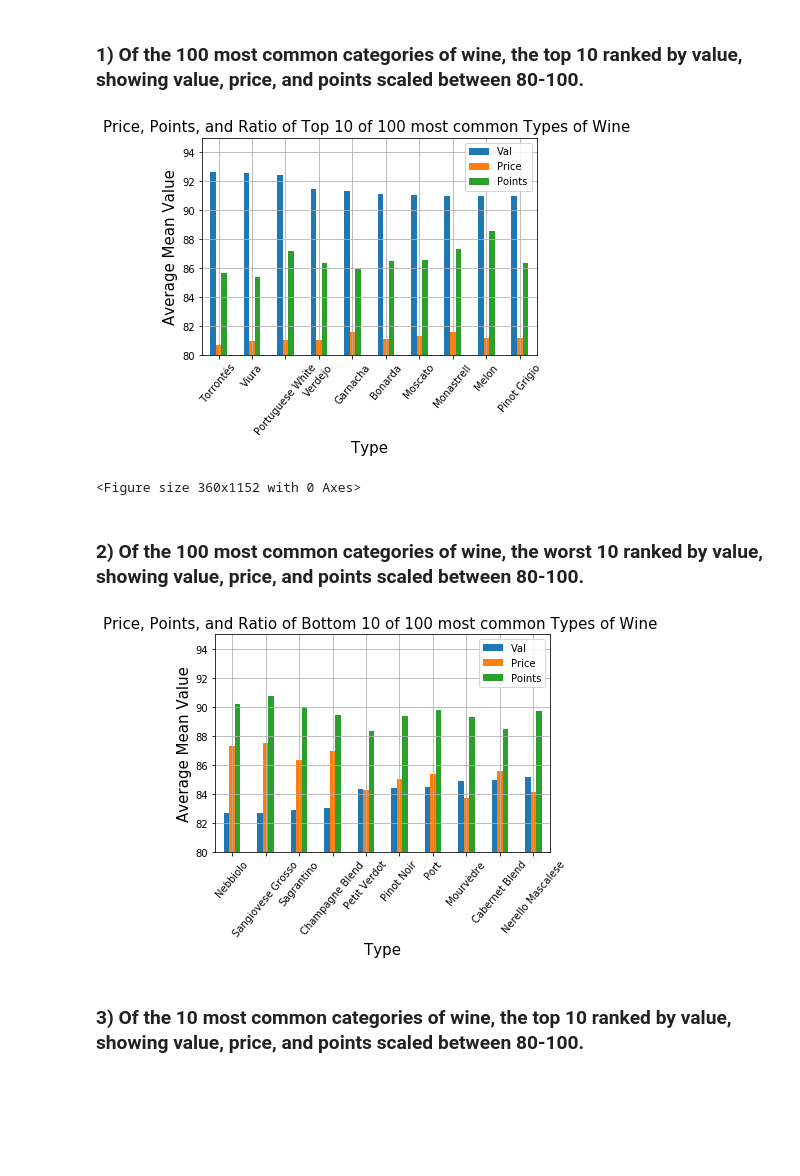
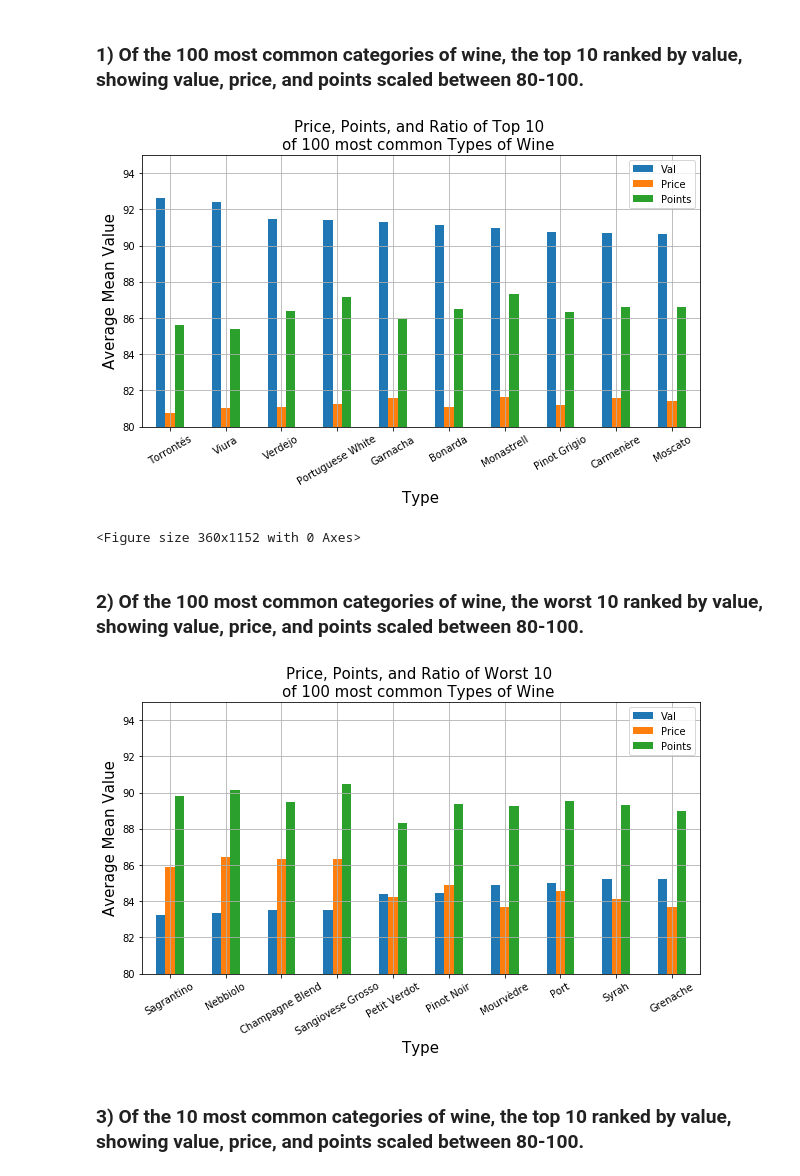
Before and after one commit to bcat12/dsc-5-capstone-project-online-ds-ft-100118, a Jupyter notebook: Analysis.ipynb, the cells around one changed output. Drawn from its saved outputs; the diff is of its cells as text; code cells hidden in the pictures; blank space fills up the shorter version.

```diff
--- a/Analysis.ipynb
+++ b/Analysis.ipynb
@@ -101,0 +109,7 @@ df = df00.dropna(subset=['price'])
+# %%
+pricemedian = df00.price.median() #Storing median price as variable
+# %%
+df00.price.fillna(pricemedian, inplace = True) #Replace null values with median
+df= df00#Convert to df
+df.price.isnull().sum() # test if this worked
+#df = df00.dropna(subset=['price'])
@@ -416,44 +432,46 @@ for x in sd100bkeys:
 df2 = pd.DataFrame({'Val': z,
                     'Price': zz, 'Points': zzz},index=index)
 
-ax = df2.plot.bar(rot=0)
+ax = df2.plot.bar(rot=0, figsize = (10,5))
 ax.set_ylim([80,95])
 plt.ylabel('Average Mean Value', fontsize=15)
 plt.xlabel('Type', fontsize=15)
-plt.title('Price, Points, and Ratio of Top 10 of 100 most common Types of Wine ', fontsize=15)
+plt.title('Price, Points, and Ratio of Top 10 \nof 100 most common Types of Wine ', fontsize=15)
 plt.legend(loc = 1)
 plt.grid(True)
-plt.xticks(rotation=50)
+plt.xticks(rotation=30)
 plt.figure(figsize=(5,16))
 plt.show()
 # %% [output]
-[figure, old version]
+[figure, new version]
 <Figure size 360x1152 with 0 Axes>
 # %% [markdown]
 ### 2) Of the 100 most common categories of wine, the worst 10 ranked by value, showing value, price, and points scaled between 80-100.
 # %%
 j=[]
 jj=[]
 jjj=[]
 for x in sd100wkeys:
     index = sd100wkeys
     j.append(dictionary1[x])
     jj.append(dictionary3[x])
     jjj.append(dictionary5[x])
 df3 = pd.DataFrame({'Val': j,
                     'Price': jj, 'Points': jjj},index=index)
-ax = df3.plot.bar(rot=0)
+ax = df3.plot.bar(rot=0, figsize = (10,5))
+
 ax.set_ylim([80,95])
 plt.ylabel('Average Mean Value', fontsize=15)
 plt.xlabel('Type', fontsize=15)
-plt.title('Price, Points, and Ratio of Bottom 10 of 100 most common Types of Wine ', fontsize=15)
+plt.title('Price, Points, and Ratio of Worst 10 \nof 100 most common Types of Wine ', fontsize=15)
 plt.legend(loc = 1)
+
 plt.grid(True)
 
-plt.xticks(rotation=50)
+plt.xticks(rotation=30)
 plt.show()
 # %% [output]
-[figure, old version]
+[figure, new version]
 # %% [markdown]
 ### 3) Of the 10 most common categories of wine, the top 10 ranked by value, showing value, price, and points scaled between 80-100.
 # %%
```
Also changed, not shown: parts of 126 cells of this notebook, 2 other files.
